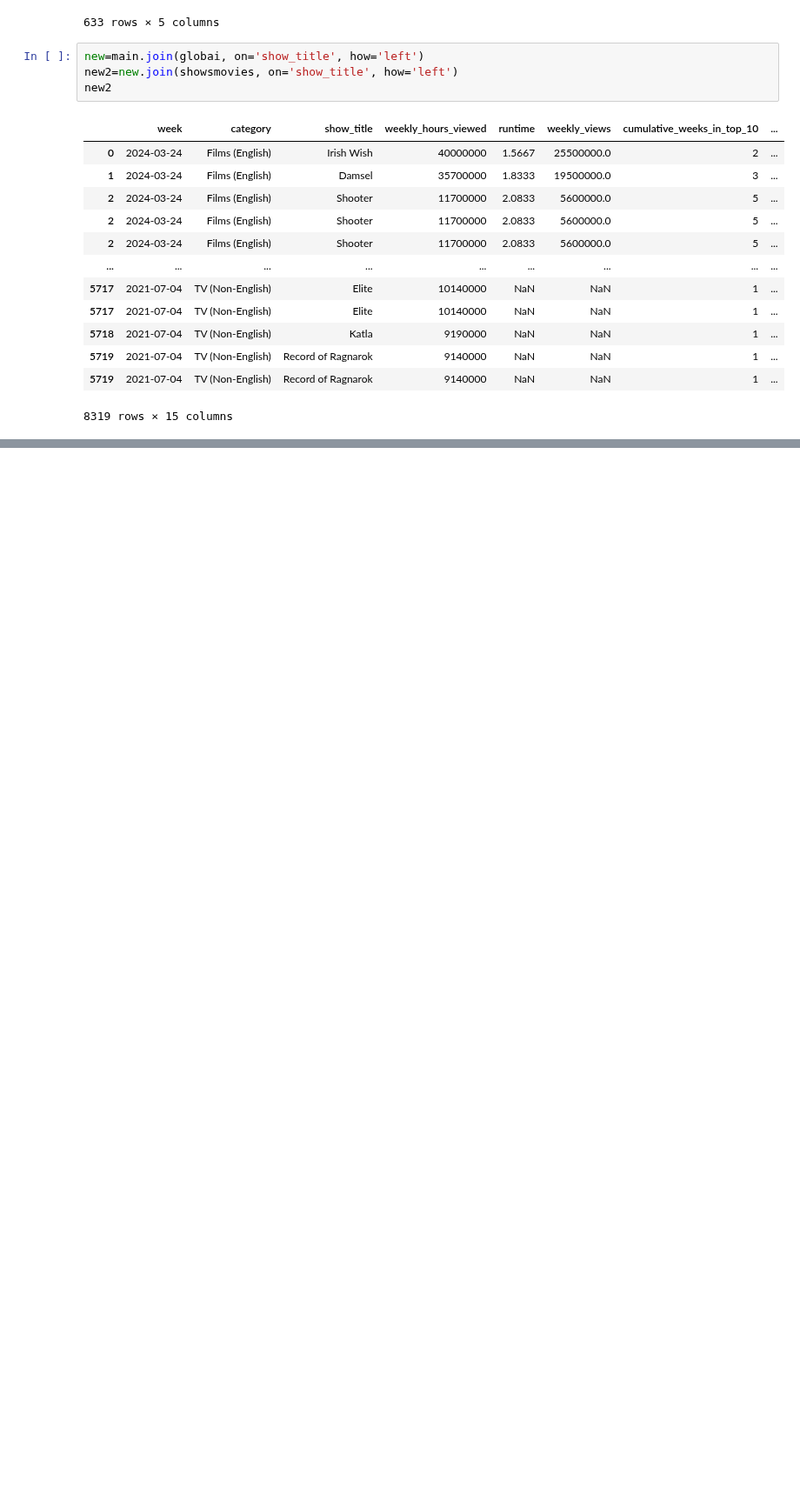
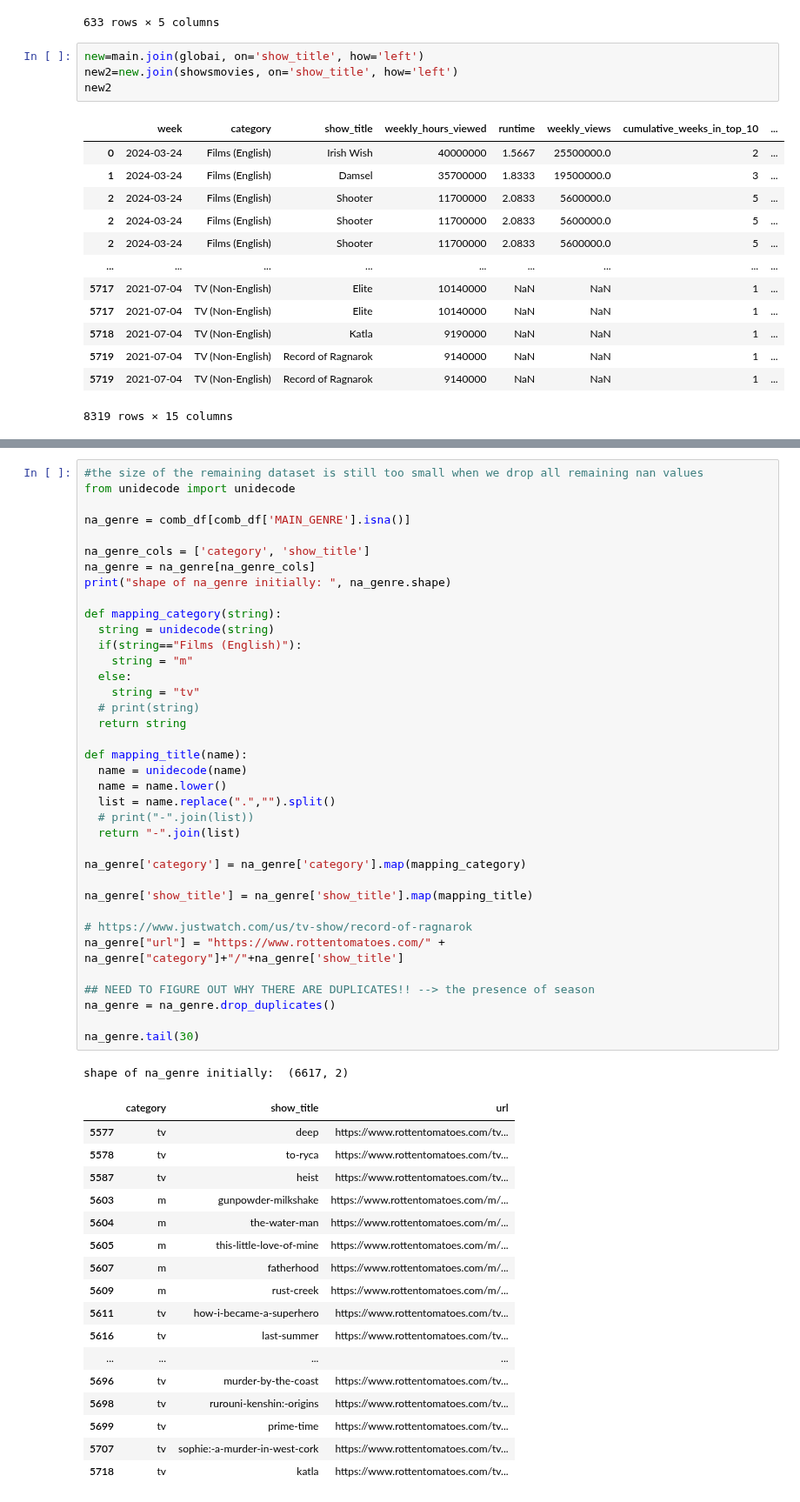
Before and after one commit to adelaidad/ORIE4741FinalProject, a Jupyter notebook: InitialExploration/explore.ipynb, the cells around one changed output, grey strips where cells are left out. Shown at 87% size. Saved outputs shown, nothing was run; the diff lists cells and outputs as text; blank space fills up the shorter version.

```diff
--- a/InitialExploration/explore.ipynb
+++ b/InitialExploration/explore.ipynb
@@ -104,0 +142,56 @@ ax.tick_params(axis='x', rotation=45)
+# %%
+#the size of the remaining dataset is still too small when we drop all remaining nan values
+from unidecode import unidecode
+
+na_genre = comb_df[comb_df['MAIN_GENRE'].isna()]
+
+na_genre_cols = ['category', 'show_title']
+na_genre = na_genre[na_genre_cols]
+print("shape of na_genre initially: ", na_genre.shape)
+
+def mapping_category(string):
+  string = unidecode(string)
+  if(string=="Films (English)"):
+    string = "m"
+  else:
+    string = "tv"
+  # print(string)
+  return string
+
+def mapping_title(name):
+  name = unidecode(name)
+  name = name.lower()
+  list = name.replace(".","").split()
+  # print("-".join(list))
+  return "-".join(list)
+
+na_genre['category'] = na_genre['category'].map(mapping_category)
+
+na_genre['show_title'] = na_genre['show_title'].map(mapping_title)
+
+# https://www.justwatch.com/us/tv-show/record-of-ragnarok
+na_genre["url"] = "https://www.rottentomatoes.com/" + na_genre["category"]+"/"+na_genre['show_title']
+
+## NEED TO FIGURE OUT WHY THERE ARE DUPLICATES!! --> the presence of season
+na_genre = na_genre.drop_duplicates()
+
+na_genre.tail(30)
+# %% [output]
+shape of na_genre initially:  (6617, 2)
+|  | category | show_title | url |
+| 5577 | tv | deep | https://www.rottentomatoes.com/tv... |
+| 5578 | tv | to-ryca | https://www.rottentomatoes.com/tv... |
+| 5587 | tv | heist | https://www.rottentomatoes.com/tv... |
+| 5603 | m | gunpowder-milkshake | https://www.rottentomatoes.com/m/... |
+| 5604 | m | the-water-man | https://www.rottentomatoes.com/m/... |
+| 5605 | m | this-little-love-of-mine | https://www.rottentomatoes.com/m/... |
+| 5607 | m | fatherhood | https://www.rottentomatoes.com/m/... |
+| 5609 | m | rust-creek | https://www.rottentomatoes.com/m/... |
+| 5611 | tv | how-i-became-a-superhero | https://www.rottentomatoes.com/tv... |
+| 5616 | tv | last-summer | https://www.rottentomatoes.com/tv... |
+| ... | ... | ... | ... |
+| 5696 | tv | murder-by-the-coast | https://www.rottentomatoes.com/tv... |
+| 5698 | tv | rurouni-kenshin:-origins | https://www.rottentomatoes.com/tv... |
+| 5699 | tv | prime-time | https://www.rottentomatoes.com/tv... |
+| 5707 | tv | sophie:-a-murder-in-west-cork | https://www.rottentomatoes.com/tv... |
+| 5718 | tv | katla | https://www.rottentomatoes.com/tv... |
```
Also changed, not shown: parts of 10 cells of this notebook, 33 other files.
